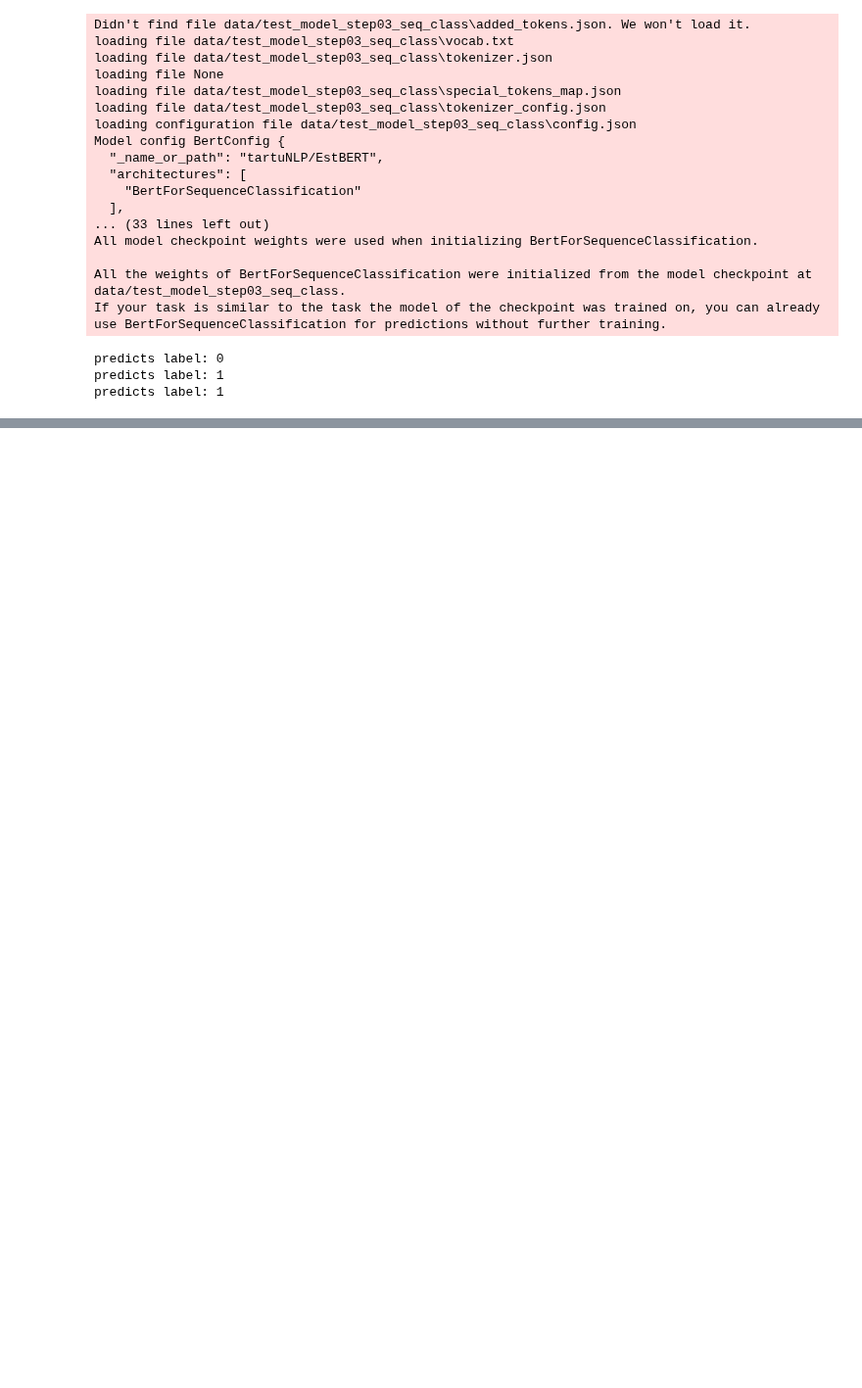
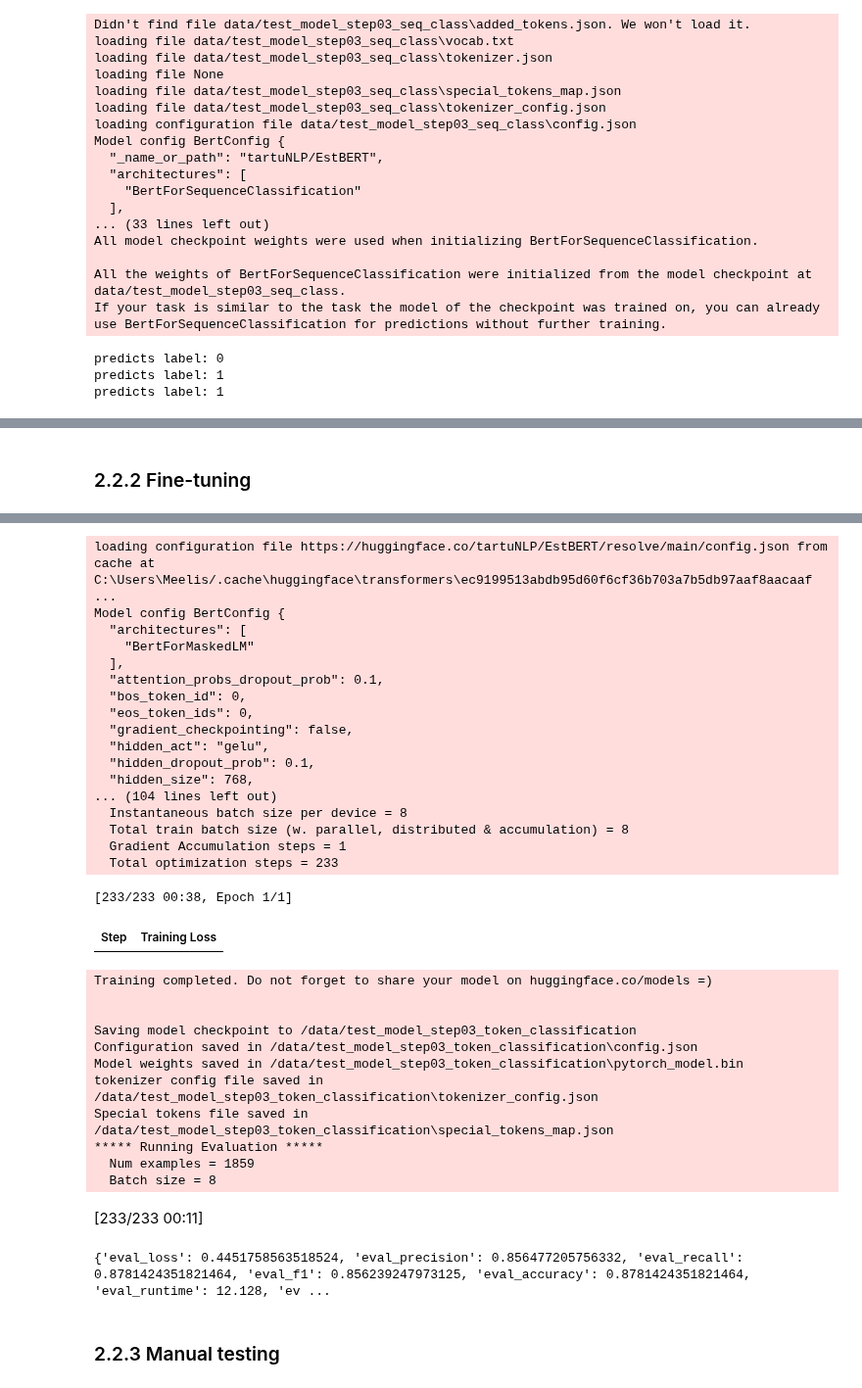
Before and after one commit to estnltk/estnltk-model-training, a Jupyter notebook: bert_training/Step03.ipynb, the cells around one changed output, grey strips where cells are left out. Shown at 98% size. Cells and saved outputs as stored; diff of their text form; code cells hidden in the pictures; blank space fills up the shorter version.

```diff
--- a/bert_training/Step03.ipynb
+++ b/bert_training/Step03.ipynb
@@ -195,0 +321,40 @@ predicts label: 1
+# %% [markdown]
+### 2.2.2 Fine-tuning
+# %%
+# Training a token classificator
+
+model_path = "tartuNLP/EstBERT"
+output_dir = "/data/test_model_step03_token_classification"
+input_files = data_path
+
+dataset_args = {
+    "train_data_paths": input_files,
+    "eval_data_paths": input_files,
+    "text_col": "text",
+    "y_col": "y",
+    "skiprows": 0,
+    "delimiter": "\t"
+}
+map_args = {
+    "batched": True,
+}
+tokenizer_args = {
+    "lowercase": False,
+}
+tokenization_args = {
+    "max_length": 128,
+    "padding": "max_length",
+    "truncation": True
+}
+training_args = {
+    "output_dir": output_dir,
+    "overwrite_output_dir": True,
+    "num_train_epochs": 1,
+    "per_device_train_batch_size": 8,
+    "per_device_eval_batch_size": 8
+}
+
+# First fine-tuning the model
+res = TokenClassification.finetune_BERT(model_path, True, dataset_args, map_args, tokenizer_args, tokenization_args,
+                                  training_args)
+# %% [output]
@@ -195,0 +378,37 @@ predicts label: 1
+loading configuration file https://huggingface.co/tartuNLP/EstBERT/resolve/main/config.json from cache at C:\Users\Meelis/.cache\huggingface\transformers\ec9199513abdb95d60f6cf36b703a7b5db97aaf8aacaaf ...
+Model config BertConfig {
+  "architectures": [
+    "BertForMaskedLM"
+  ],
+  "attention_probs_dropout_prob": 0.1,
+  "bos_token_id": 0,
+  "eos_token_ids": 0,
+  "gradient_checkpointing": false,
+  "hidden_act": "gelu",
+  "hidden_dropout_prob": 0.1,
+  "hidden_size": 768,
+... (104 lines left out)
+  Instantaneous batch size per device = 8
+  Total train batch size (w. parallel, distributed & accumulation) = 8
+  Gradient Accumulation steps = 1
+  Total optimization steps = 233
+[233/233 00:38, Epoch 1/1]
+| Step | Training Loss |
+Training completed. Do not forget to share your model on huggingface.co/models =)
+
+
+Saving model checkpoint to /data/test_model_step03_token_classification
+Configuration saved in /data/test_model_step03_token_classification\config.json
+Model weights saved in /data/test_model_step03_token_classification\pytorch_model.bin
+tokenizer config file saved in /data/test_model_step03_token_classification\tokenizer_config.json
+Special tokens file saved in /data/test_model_step03_token_classification\special_tokens_map.json
+***** Running Evaluation *****
+  Num examples = 1859
+  Batch size = 8
+[233/233 00:11]
+# %%
+print(res)
+# %% [output]
+{'eval_loss': 0.4451758563518524, 'eval_precision': 0.856477205756332, 'eval_recall': 0.8781424351821464, 'eval_f1': 0.856239247973125, 'eval_accuracy': 0.8781424351821464, 'eval_runtime': 12.128, 'ev ...
+# %% [markdown]
+### 2.2.3 Manual testing
```
Also changed, not shown: parts of 15 cells of this notebook, 8 other files.
